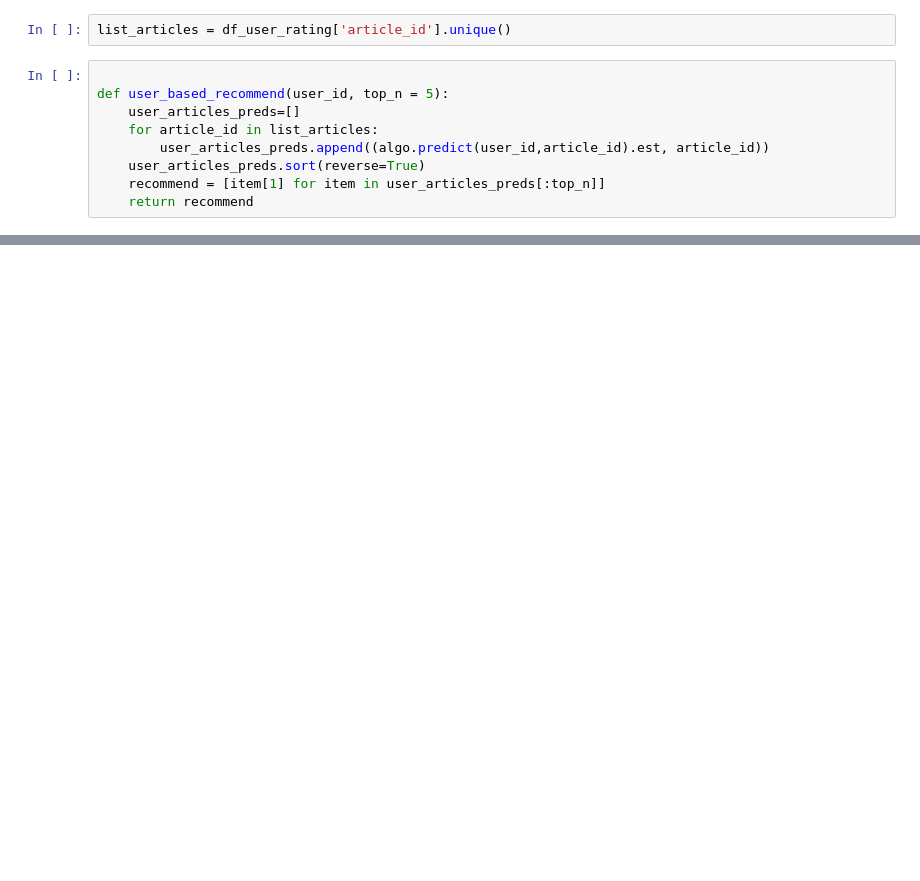
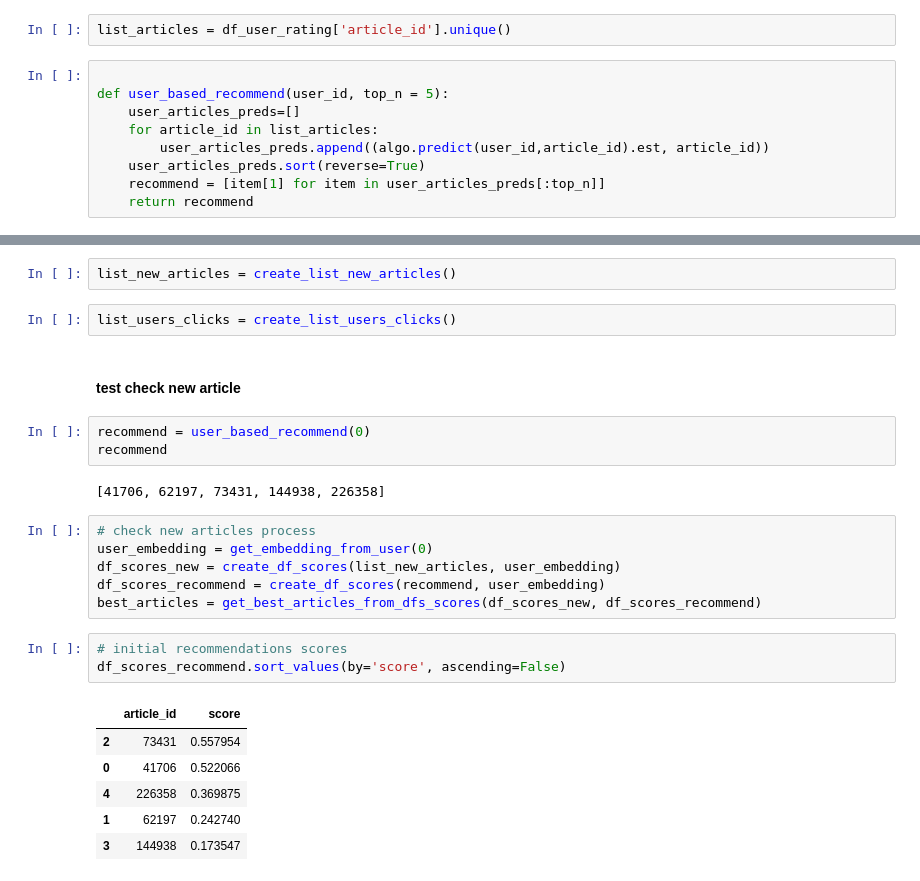
Before and after one commit to ocsyl/p9, a Jupyter notebook: P9_notebook_recommend.ipynb, the cells around one changed output, grey strips where cells are left out. Drawn from its saved outputs; the diff is of its cells as text; blank space fills up the shorter version.

```diff
--- a/P9_notebook_recommend.ipynb
+++ b/P9_notebook_recommend.ipynb
@@ -687,0 +826,27 @@ Wall time: 405 ms
+# %%
+list_new_articles = create_list_new_articles()
+# %%
+list_users_clicks = create_list_users_clicks()
+# %% [markdown]
+#### test check new article
+# %%
+recommend = user_based_recommend(0)
+recommend
+# %% [output]
+[41706, 62197, 73431, 144938, 226358]
+# %%
+# check new articles process
+user_embedding = get_embedding_from_user(0)
+df_scores_new = create_df_scores(list_new_articles, user_embedding)
+df_scores_recommend = create_df_scores(recommend, user_embedding)
+best_articles = get_best_articles_from_dfs_scores(df_scores_new, df_scores_recommend)
+# %%
+# initial recommendations scores
+df_scores_recommend.sort_values(by='score', ascending=False)
+# %% [output]
+|  | article_id | score |
+| 2 | 73431 | 0.557954 |
+| 0 | 41706 | 0.522066 |
+| 4 | 226358 | 0.369875 |
+| 1 | 62197 | 0.242740 |
+| 3 | 144938 | 0.173547 |
```
Also changed, not shown: parts of 71 cells of this notebook.
